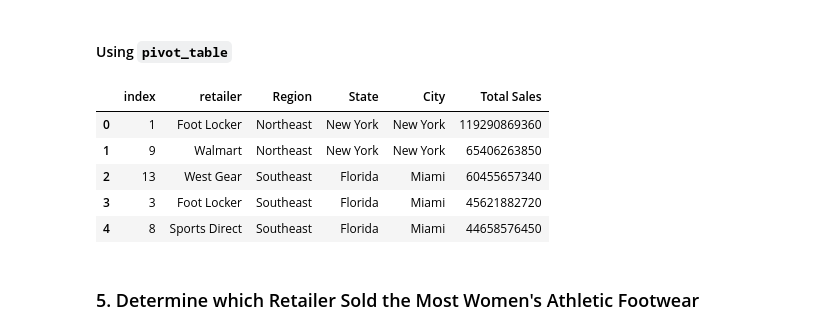
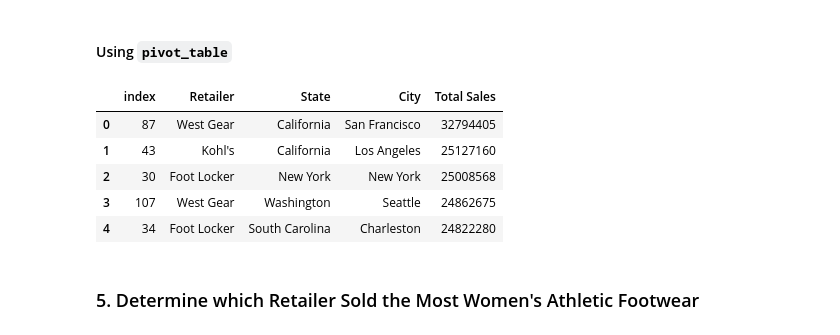
Before and after one commit to inCloset/athletic_sales_analysis, a Jupyter notebook: athletic_sales_analysis.ipynb, the cells around one changed output. Cells and saved outputs as stored; diff of their text form; code cells hidden in the pictures.

```diff
--- a/athletic_sales_analysis.ipynb
+++ b/athletic_sales_analysis.ipynb
@@ -83,9 +97,9 @@ memory usage: 782.6+ KB
 #### Combine the sales data by rows.
 # %%
 # Combine the 2020 and 2021 sales DataFrames on the rows and reset the index.
-combined_years_df = pd.merge(a_sales20_data, a_sales21_data, on='retailer_id', how='inner', suffixes=('_2020', '_2021')).reset_index()
+combined_years_df = pd.concat([a_sales20_data, a_sales21_data], axis=0)
 
 combined_years_df
 c_yrs_df = combined_years_df.copy()
-c_yrs_df.head()
+c_yrs_df
 # %% [output]
@@ -142,9 +160,6 @@ memory usage: 679.3+ MB
 # %%
 # Convert the "invoice_date" to a datetime datatype
-invoice_dates = ['invoice_date_2020', 'invoice_date_2021']
-date = c_yrs_df[invoice_dates]
-c_yrs_df['invoice_date_2020'] =  pd.to_datetime(c_yrs_df['invoice_date_2020'], format='%m/%d/%y')
-c_yrs_df['invoice_date_2021'] =  pd.to_datetime(c_yrs_df['invoice_date_2021'], format='%m/%d/%y')
+c_yrs_df['invoice_date'] =  pd.to_datetime(c_yrs_df['invoice_date'], format='%m/%d/%y')
 # %%
 # Confirm that the "invoice_date" data type has been changed.
 print(c_yrs_df.info())
@@ -326,34 +319,22 @@ consolidate_sales_info.head()
 #### Using `pivot_table`
 # %%
 # Show the total sales for the products sold for each retailer, region, state, and city.
-prod_sales_pivot_2020 = c_yrs_df.pivot_table(
-    index=['retailer_2020', 'region_2020', 'state_2020', 'city_2020'],
-    values='total_sales_2020',
+pivot_retailer_sales = c_yrs_df.pivot_table(
+    index=retailer_info,
+    values=total_sales_info,
     aggfunc='sum'
-).rename(columns={'total_sales_2020': 'Total Sales'}).reset_index()
-
-prod_sales_pivot_2021 = c_yrs_df.pivot_table(
-    index=['retailer_2021','region_2021', 'state_2021', 'city_2021'],
-    values='total_sales_2021',
-    aggfunc='sum'
-).rename(columns={'total_sales_2021': 'Total Sales'}).reset_index()
-
-prod_sales_pivot_2020 = prod_sales_pivot_2020.rename(columns={'retailer_2020':'retailer', 'region_2020': 'Region', 'state_2020': 'State', 'city_2020': 'City'})
-prod_sales_pivot_2021 = prod_sales_pivot_2021.rename(columns={'retailer_2021':'retailer', 'region_2021': 'Region', 'state_2021': 'State', 'city_2021': 'City'})
-consolidate_pivot_sales_info =  pd.concat([prod_sales_pivot_2020,prod_sales_pivot_2021], ignore_index=True)
-consolidate_pivot_sales_info = consolidate_pivot_sales_info.sort_values(by='Total Sales', ascending=False).reset_index()
+).rename(columns={'total_sales': 'Total Sales'}).reset_index()
+pivot_retailer_sales = pivot_retailer_sales.rename(columns={'retailer':'Retailer', 'region': 'Region', 'state': 'State', 'city': 'City'})
+sorted_retailer_sales_info = pivot_retailer_sales.sort_values(by='Total Sales', ascending=False).reset_index()
 # Show the top 5 results.
-consolidate_pivot_sales_info.head()
-
-
-# Show the top 5 results.
+sorted_retailer_sales_info.head()
 # %% [output]
-|  | index | retailer | Region | State | City | Total Sales |
-| 0 | 1 | Foot Locker | Northeast | New York | New York | 119290869360 |
-| 1 | 9 | Walmart | Northeast | New York | New York | 65406263850 |
-| 2 | 13 | West Gear | Southeast | Florida | Miami | 60455657340 |
-| 3 | 3 | Foot Locker | Southeast | Florida | Miami | 45621882720 |
-| 4 | 8 | Sports Direct | Southeast | Florida | Miami | 44658576450 |
+|  | index | Retailer | State | City | Total Sales |
+| 0 | 87 | West Gear | California | San Francisco | 32794405 |
+| 1 | 43 | Kohl's | California | Los Angeles | 25127160 |
+| 2 | 30 | Foot Locker | New York | New York | 25008568 |
+| 3 | 107 | West Gear | Washington | Seattle | 24862675 |
+| 4 | 34 | Foot Locker | South Carolina | Charleston | 24822280 |
 # %% [markdown]
 ### 5. Determine which Retailer Sold the Most Women's Athletic Footwear
 # %%
```
Also changed, not shown: parts of 20 cells of this notebook.
